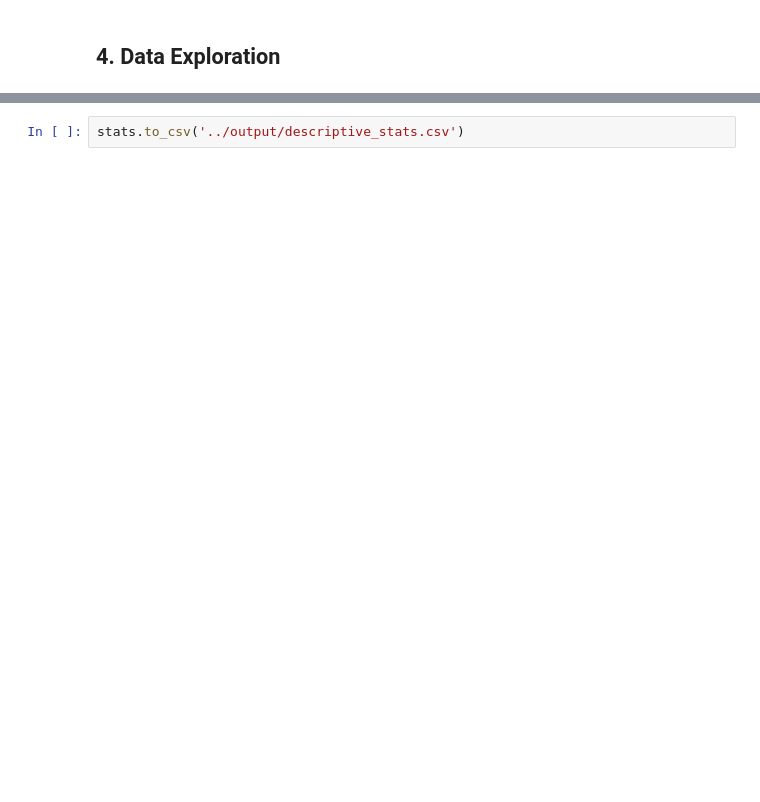
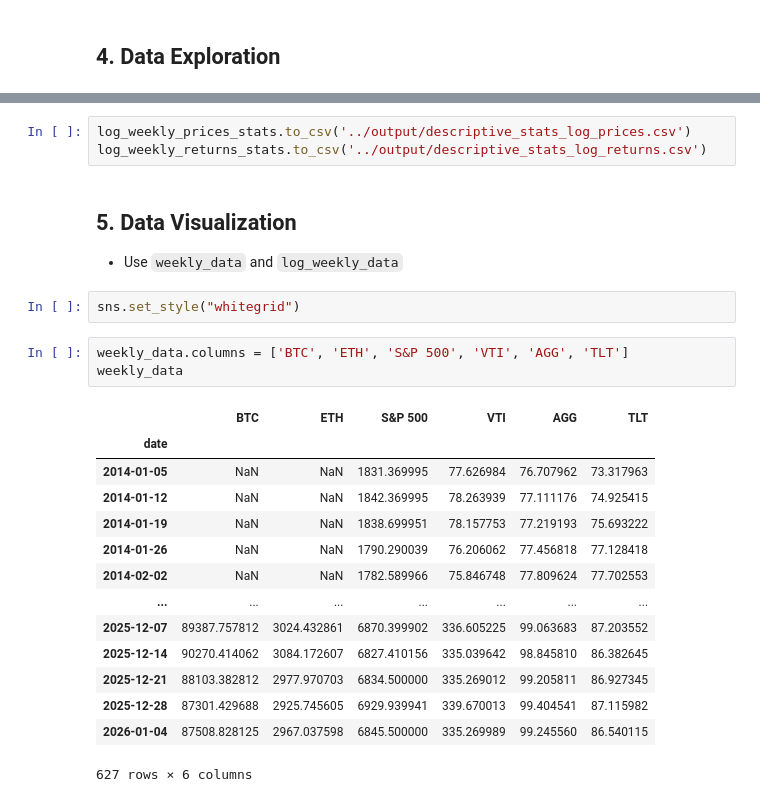
Before and after one commit to blurryskyx/DSE4211_Project, a Jupyter notebook: notebooks/data_prep.ipynb, the cells around one changed output, grey strips where cells are left out. Cells and saved outputs as stored; diff of their text form; blank space fills up the shorter version.

```diff
--- a/notebooks/data_prep.ipynb
+++ b/notebooks/data_prep.ipynb
@@ -289,2 +313,26 @@ stats.loc['kurtosis'] = log_weekly_data.kurtosis()
 # %%
-stats.to_csv('../output/descriptive_stats.csv')
+log_weekly_prices_stats.to_csv('../output/descriptive_stats_log_prices.csv')
+log_weekly_returns_stats.to_csv('../output/descriptive_stats_log_returns.csv')
+# %% [markdown]
+## 5. Data Visualization
+* Use `weekly_data` and `log_weekly_data`
+# %%
+sns.set_style("whitegrid")
+# %%
+weekly_data.columns = ['BTC', 'ETH', 'S&P 500', 'VTI', 'AGG', 'TLT']
+weekly_data
+# %% [output]
+|  | BTC | ETH | S&P 500 | VTI | AGG | TLT |
+| date |  |  |  |  |  |  |
+| 2014-01-05 | NaN | NaN | 1831.369995 | 77.626984 | 76.707962 | 73.317963 |
+| 2014-01-12 | NaN | NaN | 1842.369995 | 78.263939 | 77.111176 | 74.925415 |
+| 2014-01-19 | NaN | NaN | 1838.699951 | 78.157753 | 77.219193 | 75.693222 |
+| 2014-01-26 | NaN | NaN | 1790.290039 | 76.206062 | 77.456818 | 77.128418 |
+| 2014-02-02 | NaN | NaN | 1782.589966 | 75.846748 | 77.809624 | 77.702553 |
+| ... | ... | ... | ... | ... | ... | ... |
+| 2025-12-07 | 89387.757812 | 3024.432861 | 6870.399902 | 336.605225 | 99.063683 | 87.203552 |
+| 2025-12-14 | 90270.414062 | 3084.172607 | 6827.410156 | 335.039642 | 98.845810 | 86.382645 |
+| 2025-12-21 | 88103.382812 | 2977.970703 | 6834.500000 | 335.269012 | 99.205811 | 86.927345 |
+| 2025-12-28 | 87301.429688 | 2925.745605 | 6929.939941 | 339.670013 | 99.404541 | 87.115982 |
+| 2026-01-04 | 87508.828125 | 2967.037598 | 6845.500000 | 335.269989 | 99.245560 | 86.540115 |
+627 rows × 6 columns
```
Also changed, not shown: parts of 11 cells of this notebook, 3 other files.
